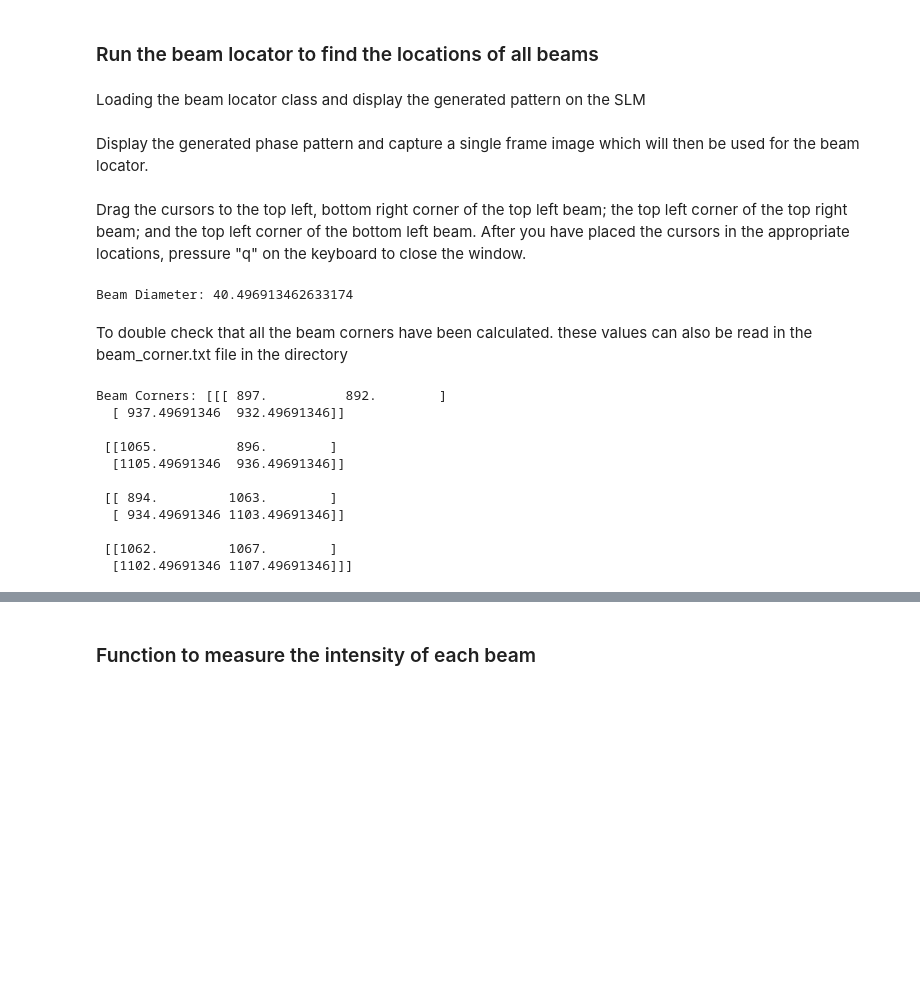
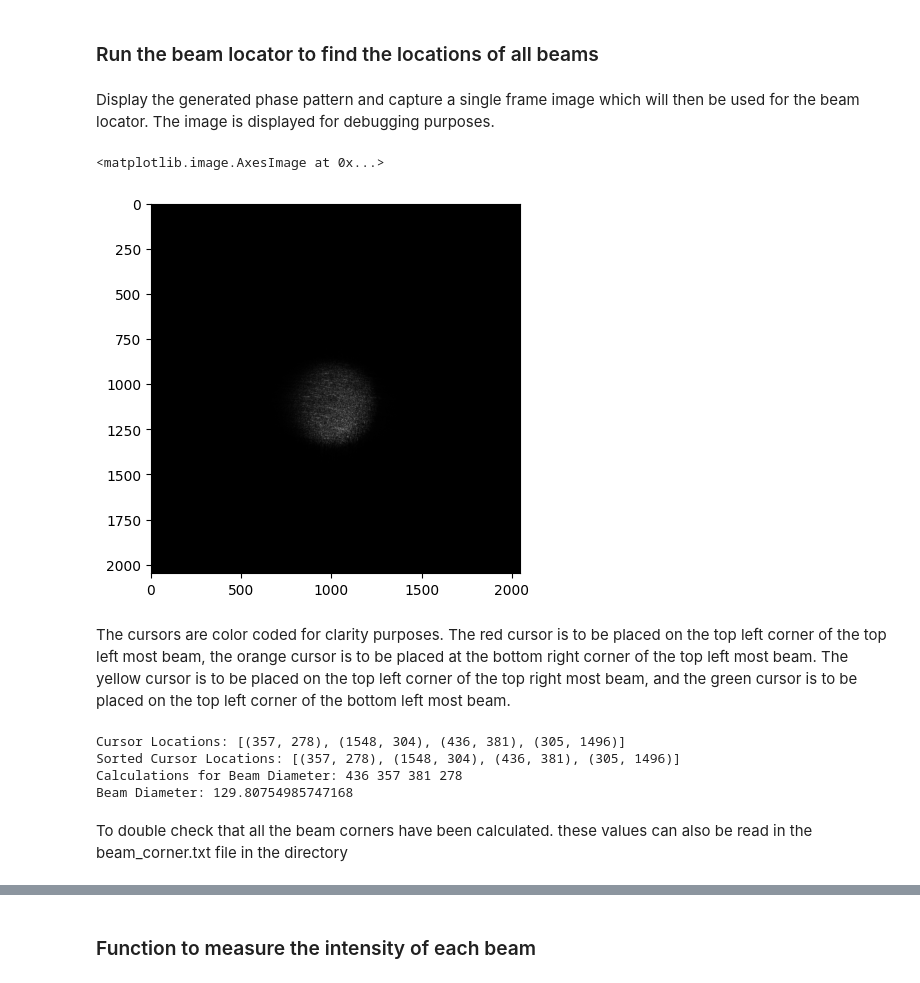
Before and after one commit to AndersonXu99/AONN, a Jupyter notebook: SLM Phase Pattern/test.ipynb, the cells around one changed output, grey strips where cells are left out. Drawn from its saved outputs; the diff is of its cells as text; code cells hidden in the pictures; blank space fills up the shorter version.

```diff
--- a/SLM Phase Pattern/test.ipynb
+++ b/SLM Phase Pattern/test.ipynb
@@ -122,4 +160,2 @@ plt.imshow(Pattern1, cmap='gray')
 # %% [markdown]
 ### Run the beam locator to find the locations of all beams
-# %% [markdown]
-Loading the beam locator class and display the generated pattern on the SLM
@@ -231,2 +162,2 @@ class beam_locator:
 # %% [markdown]
-Display the generated phase pattern and capture a single frame image which will then be used for the beam locator.
+Display the generated phase pattern and capture a single frame image which will then be used for the beam locator. The image is displayed for debugging purposes.
@@ -243,6 +164,18 @@ plt.imshow(captured_image, cmap='gray')
+# %%
+slm.display_data(Pattern1)
+
+captured_image = dcam_show_single_captured_image()
+captured_image = np.array(captured_image)
+plt.imshow(captured_image, cmap='gray')
+# %% [output]
+<matplotlib.image.AxesImage at 0x...>
+[figure, added]
 # %% [markdown]
-Drag the cursors to the top left, bottom right corner of the top left beam; the top left corner of the top right beam; and the top left corner of the bottom left beam. After you have placed the cursors in the appropriate locations, pressure "q" on the keyboard to close the window.
+The cursors are color coded for clarity purposes. The red cursor is to be placed on the top left corner of the top left most beam, the orange cursor is to be placed at the bottom right corner of the top left most beam. The yellow cursor is to be placed on the top left corner of the top right most beam, and the green cursor is to be placed on the top left corner of the bottom left most beam.
 # %%
+captured_image = dcam_show_single_captured_image()
+captured_image = np.array(captured_image)
+
 # Check if an image was captured
 if captured_image is not None:
     # # Create a resizable window
@@ -276,21 +209,9 @@ if captured_image is not None:
 else:
     print("No image captured.")
 # %% [output]
-Beam Diameter: 40.496913462633174
+Cursor Locations: [(357, 278), (1548, 304), (436, 381), (305, 1496)]
+Sorted Cursor Locations: [(357, 278), (1548, 304), (436, 381), (305, 1496)]
+Calculations for Beam Diameter: 436 357 381 278
+Beam Diameter: 129.80754985747168
 # %% [markdown]
 To double check that all the beam corners have been calculated. these values can also be read in the beam_corner.txt file in the directory
-# %%
-# for debugging purposes
-print("Beam Corners:", beam_corners)
-# %% [output]
-Beam Corners: [[[ 897.          892.        ]
-  [ 937.49691346  932.49691346]]
-
- [[1065.          896.        ]
-  [1105.49691346  936.49691346]]
-
- [[ 894.         1063.        ]
-  [ 934.49691346 1103.49691346]]
-
- [[1062.         1067.        ]
-  [1102.49691346 1107.49691346]]]
```
Also changed, not shown: parts of 34 cells of this notebook, 6 other files.
